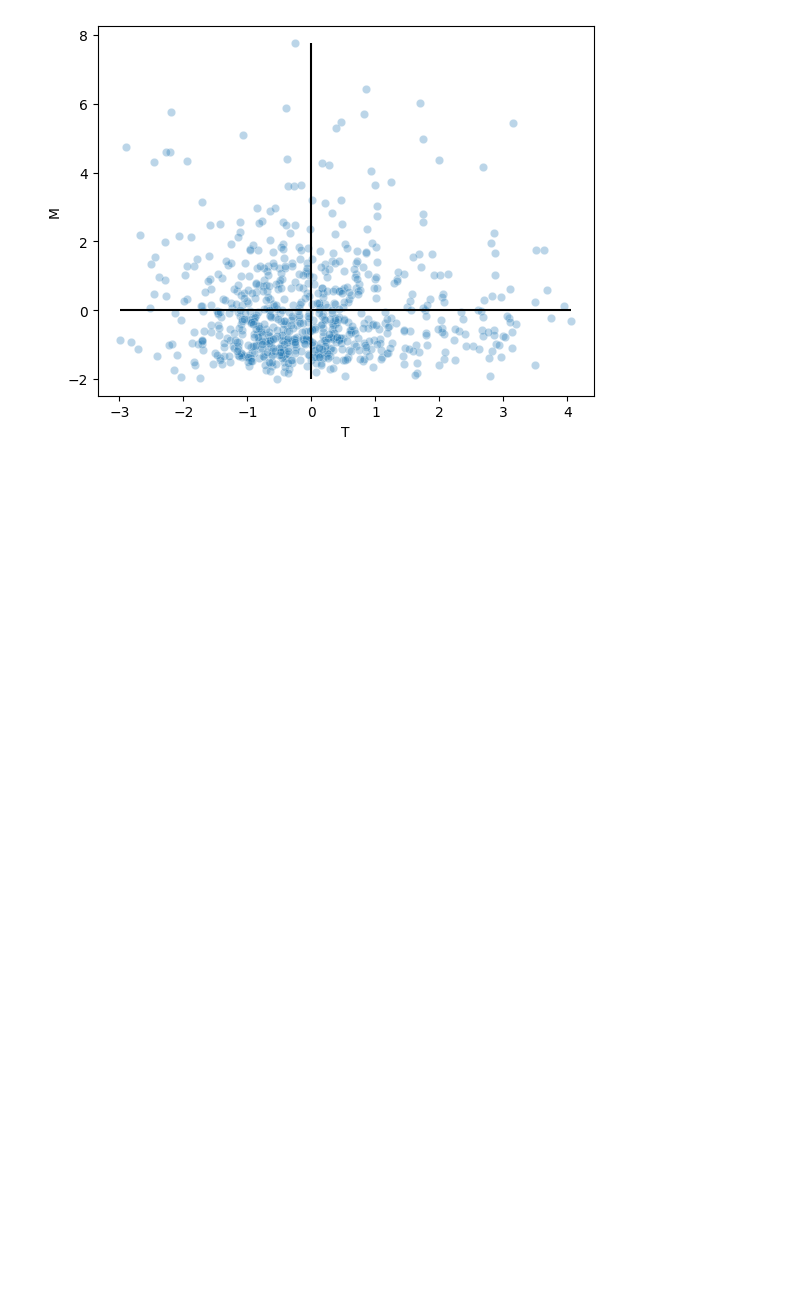
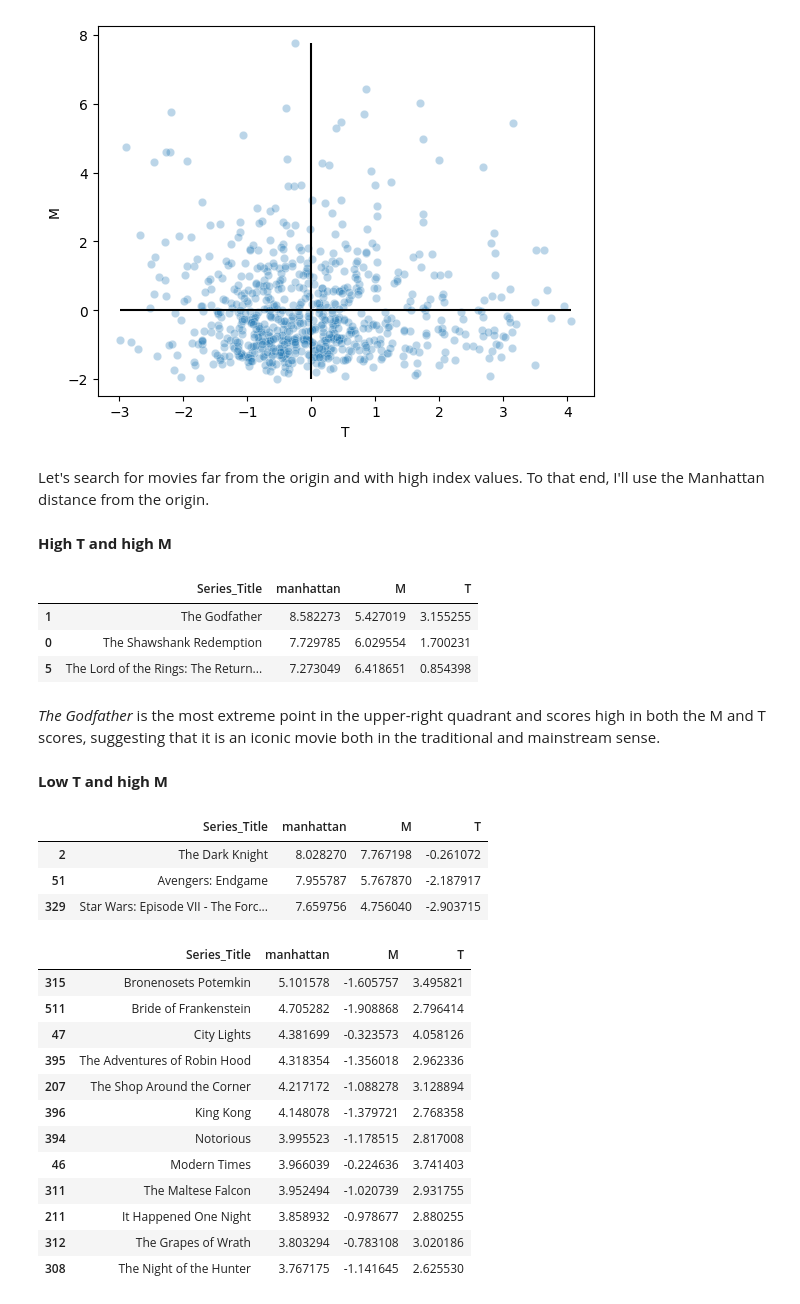
Before and after one commit to vitormarquesr/imdb_top_movies_eda, a Jupyter notebook: imdb-movies-eda.ipynb, the cells around one changed output. Saved outputs shown, nothing was run; the diff lists cells and outputs as text; code cells hidden in the pictures; blank space fills up the shorter version.

```diff
--- a/imdb-movies-eda.ipynb
+++ b/imdb-movies-eda.ipynb
@@ -446,3 +449,5 @@ plt.vlines(0, idx_movies['M'].min(), idx_movies['M'].max(), 'black')
 # %% [output]
 <matplotlib.collections.LineCollection at 0x...>
 [figure]
+# %% [markdown]
+Let's search for movies far from the origin and with high index values. To that end, I'll use the Manhattan distance from the origin.
@@ -448,0 +456,39 @@ plt.vlines(0, idx_movies['M'].min(), idx_movies['M'].max(), 'black')
+# %% [markdown]
+**High T and high M**
+# %%
+idx_movies.loc[(idx_movies['M'] > 0) & (idx_movies['T'] > 0),
+           ['Series_Title', 'manhattan', 'M', 'T']].sort_values(['manhattan'], ascending=False).head(3)
+# %% [output]
+|  | Series_Title | manhattan | M | T |
+| 1 | The Godfather | 8.582273 | 5.427019 | 3.155255 |
+| 0 | The Shawshank Redemption | 7.729785 | 6.029554 | 1.700231 |
+| 5 | The Lord of the Rings: The Return... | 7.273049 | 6.418651 | 0.854398 |
+# %% [markdown]
+*The Godfather* is the most extreme point in the upper-right quadrant and scores high in both the M and T scores, suggesting that it is an iconic movie both in the traditional and mainstream sense.
+# %% [markdown]
+**Low T and high M**
+# %%
+idx_movies.loc[(idx_movies['M'] > 0) & (idx_movies['T'] < 0),
+           ['Series_Title', 'manhattan', 'M', 'T']].sort_values(['manhattan'], ascending=False).head(3)
+# %% [output]
+|  | Series_Title | manhattan | M | T |
+| 2 | The Dark Knight | 8.028270 | 7.767198 | -0.261072 |
+| 51 | Avengers: Endgame | 7.955787 | 5.767870 | -2.187917 |
+| 329 | Star Wars: Episode VII - The Forc... | 7.659756 | 4.756040 | -2.903715 |
+# %%
+idx_movies.loc[(idx_movies['M'] < 0) & (idx_movies['T'] > 0),
+           ['Series_Title', 'manhattan', 'M', 'T']].sort_values(['manhattan'], ascending=False).head(12)
+# %% [output]
+|  | Series_Title | manhattan | M | T |
+| 315 | Bronenosets Potemkin | 5.101578 | -1.605757 | 3.495821 |
+| 511 | Bride of Frankenstein | 4.705282 | -1.908868 | 2.796414 |
+| 47 | City Lights | 4.381699 | -0.323573 | 4.058126 |
+| 395 | The Adventures of Robin Hood | 4.318354 | -1.356018 | 2.962336 |
+| 207 | The Shop Around the Corner | 4.217172 | -1.088278 | 3.128894 |
+| 396 | King Kong | 4.148078 | -1.379721 | 2.768358 |
+| 394 | Notorious | 3.995523 | -1.178515 | 2.817008 |
+| 46 | Modern Times | 3.966039 | -0.224636 | 3.741403 |
+| 311 | The Maltese Falcon | 3.952494 | -1.020739 | 2.931755 |
+| 211 | It Happened One Night | 3.858932 | -0.978677 | 2.880255 |
+| 312 | The Grapes of Wrath | 3.803294 | -0.783108 | 3.020186 |
+| 308 | The Night of the Hunter | 3.767175 | -1.141645 | 2.625530 |
```
Also changed, not shown: parts of 7 cells of this notebook.
